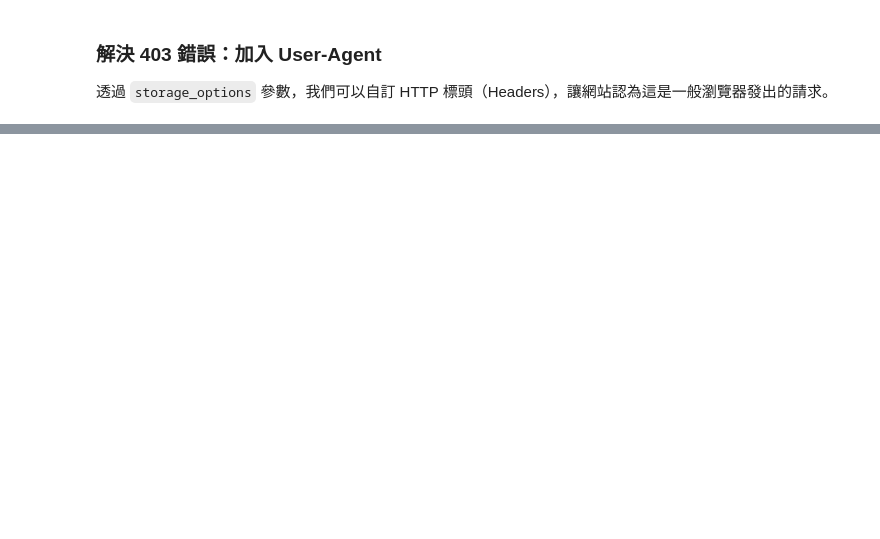
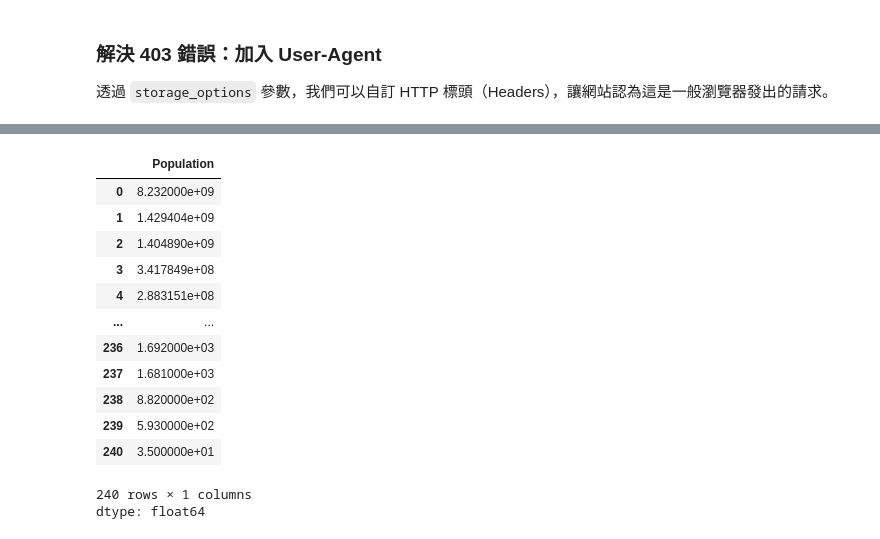
Before and after one commit to tjwei/DataScienceSoftware2026, a Jupyter notebook: pandas01.ipynb, the cells around one changed output, grey strips where cells are left out. Drawn from its saved outputs; the diff is of its cells as text; code cells hidden in the pictures; blank space fills up the shorter version.

```diff
--- a/pandas01.ipynb
+++ b/pandas01.ipynb
@@ -73,0 +123,17 @@ tables[1]
+# %%
+df['Population']
+# %% [output]
+|  | Population |
+| 0 | 8.232000e+09 |
+| 1 | 1.429404e+09 |
+| 2 | 1.404890e+09 |
+| 3 | 3.417849e+08 |
+| 4 | 2.883151e+08 |
+| ... | ... |
+| 236 | 1.692000e+03 |
+| 237 | 1.681000e+03 |
+| 238 | 8.820000e+02 |
+| 239 | 5.930000e+02 |
+| 240 | 3.500000e+01 |
+240 rows × 1 columns
+dtype: float64
```
Also changed, not shown: parts of 21 cells of this notebook.
